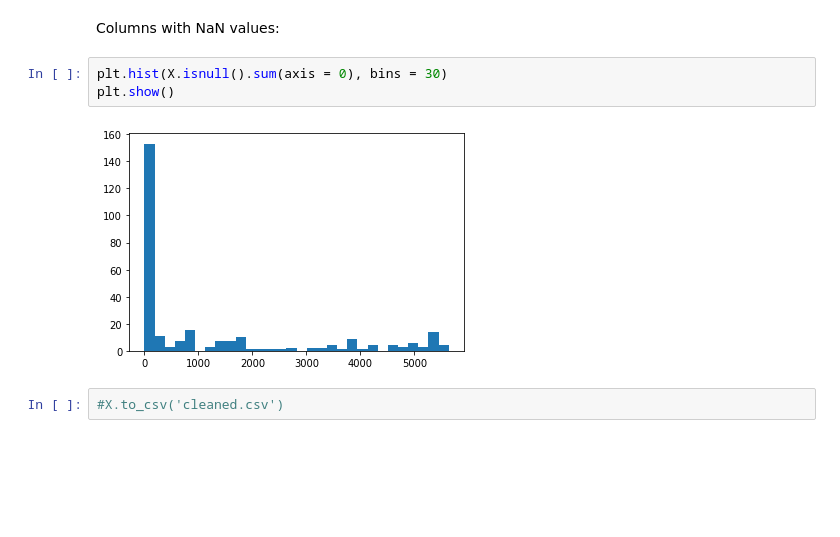
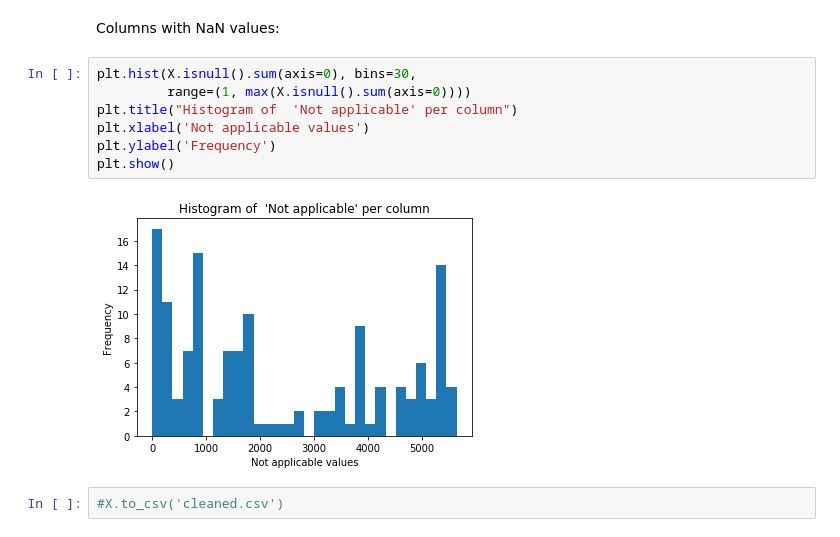
Before and after one commit to JuliaZozulia/Predicting_utilitiy_cost, a Jupyter notebook: Predicting residential utility costs based on attributes of the house .ipynb, the cells around one changed output. Saved outputs shown, nothing was run; the diff lists cells and outputs as text; blank space fills up the shorter version.

```diff
--- a/Predicting residential utility costs based on attributes of the house .ipynb
+++ b/Predicting residential utility costs based on attributes of the house .ipynb
@@ -143,10 +144,14 @@ Y_oil[Y_oil>0].count()
 # %% [markdown]
 Columns with NaN values:
 # %%
-plt.hist(X.isnull().sum(axis = 0), bins = 30)
+plt.hist(X.isnull().sum(axis=0), bins=30,
+         range=(1, max(X.isnull().sum(axis=0))))
+plt.title("Histogram of  'Not applicable' per column")
+plt.xlabel('Not applicable values')
+plt.ylabel('Frequency')
 plt.show()
 # %% [output]
-[figure, old version]
+[figure, new version]
 # %%
 #X.to_csv('cleaned.csv')
 # %% [markdown]
```
Also changed, not shown: parts of 32 cells of this notebook.
